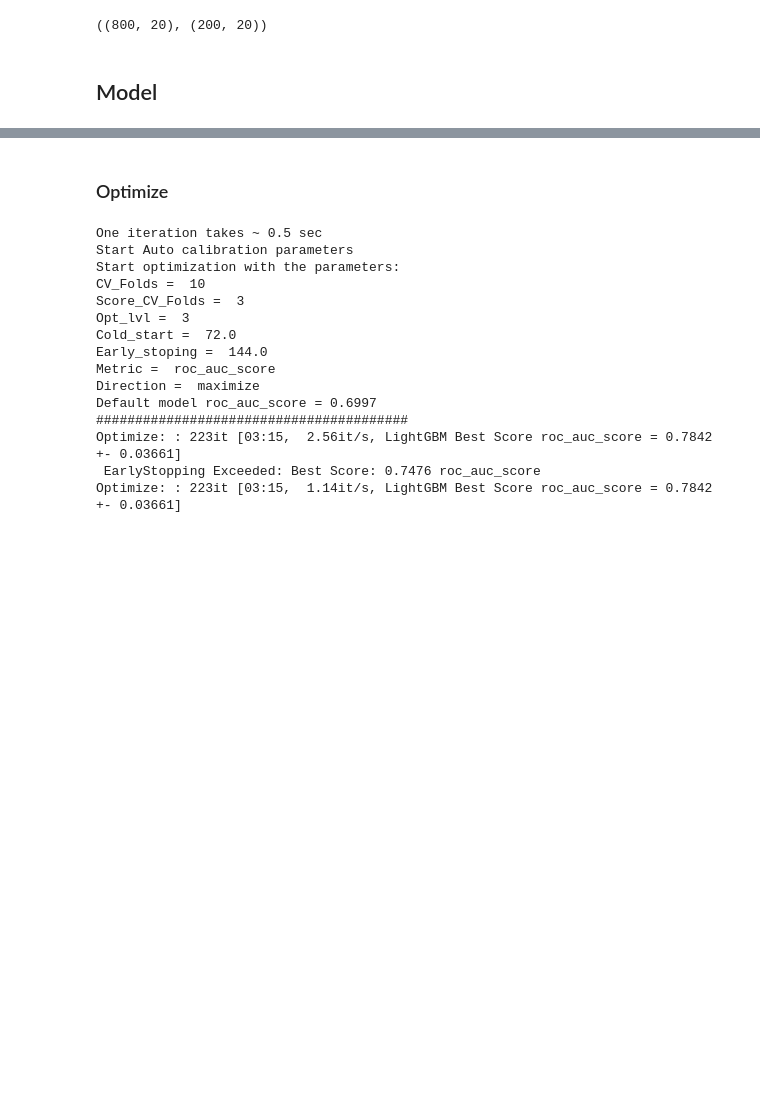
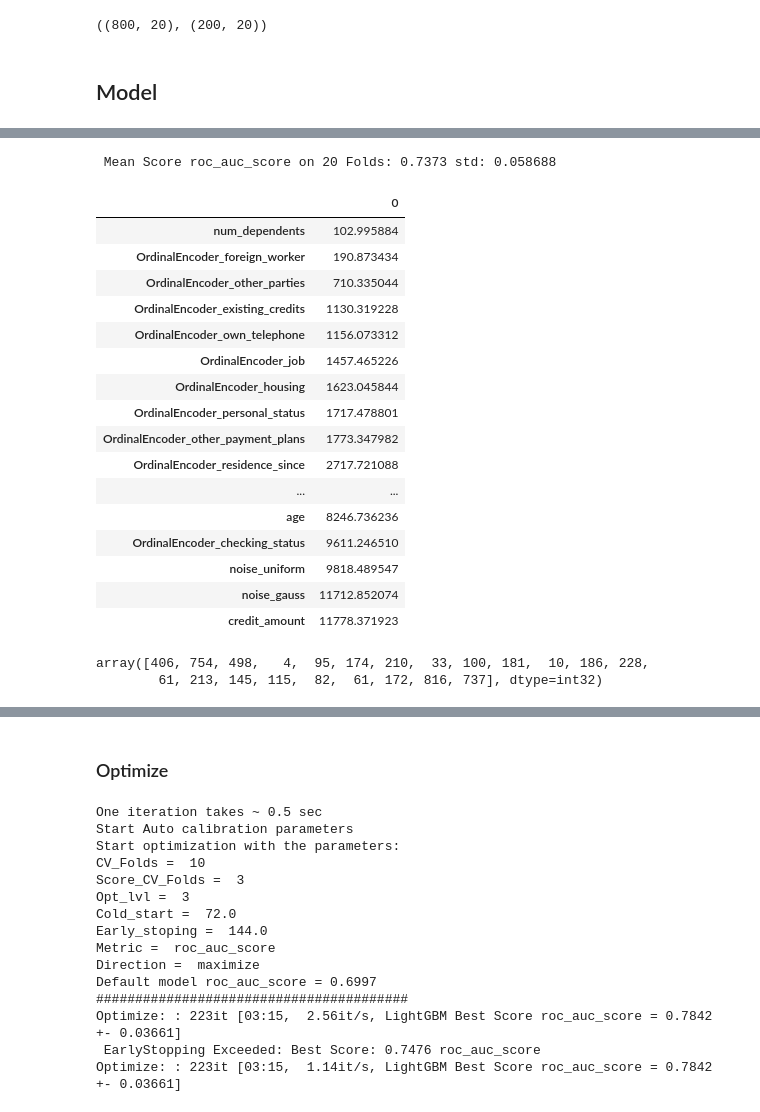
Before and after one commit to Alex-Lekov/AutoML_Alex, a Jupyter notebook: 02_Models.ipynb, the cells around one changed output, grey strips where cells are left out. Drawn from its saved outputs; the diff is of its cells as text; code cells hidden in the pictures; blank space fills up the shorter version.

```diff
--- a/02_Models.ipynb
+++ b/02_Models.ipynb
@@ -161,0 +141,29 @@ Test AUC:  0.8253
+# %%
+res = model.cross_val(print_metric=True, predict=True, get_feature_importance=True,)
+# %% [output]
+ Mean Score roc_auc_score on 20 Folds: 0.7373 std: 0.058688
+# %%
+pd.DataFrame.from_dict(res['Feature_importance'], orient='index').sort_values(by=[0])
+# %% [output]
+|  | 0 |
+| num_dependents | 102.995884 |
+| OrdinalEncoder_foreign_worker | 190.873434 |
+| OrdinalEncoder_other_parties | 710.335044 |
+| OrdinalEncoder_existing_credits | 1130.319228 |
+| OrdinalEncoder_own_telephone | 1156.073312 |
+| OrdinalEncoder_job | 1457.465226 |
+| OrdinalEncoder_housing | 1623.045844 |
+| OrdinalEncoder_personal_status | 1717.478801 |
+| OrdinalEncoder_other_payment_plans | 1773.347982 |
+| OrdinalEncoder_residence_since | 2717.721088 |
+| ... | ... |
+| age | 8246.736236 |
+| OrdinalEncoder_checking_status | 9611.246510 |
+| noise_uniform | 9818.489547 |
+| noise_gauss | 11712.852074 |
+| credit_amount | 11778.371923 |
+# %%
+model.model.feature_importance()
+# %% [output]
+array([406, 754, 498,   4,  95, 174, 210,  33, 100, 181,  10, 186, 228,
+        61, 213, 145, 115,  82,  61, 172, 816, 737], dtype=int32)
```
Also changed, not shown: parts of 31 cells of this notebook, 6 other files.
